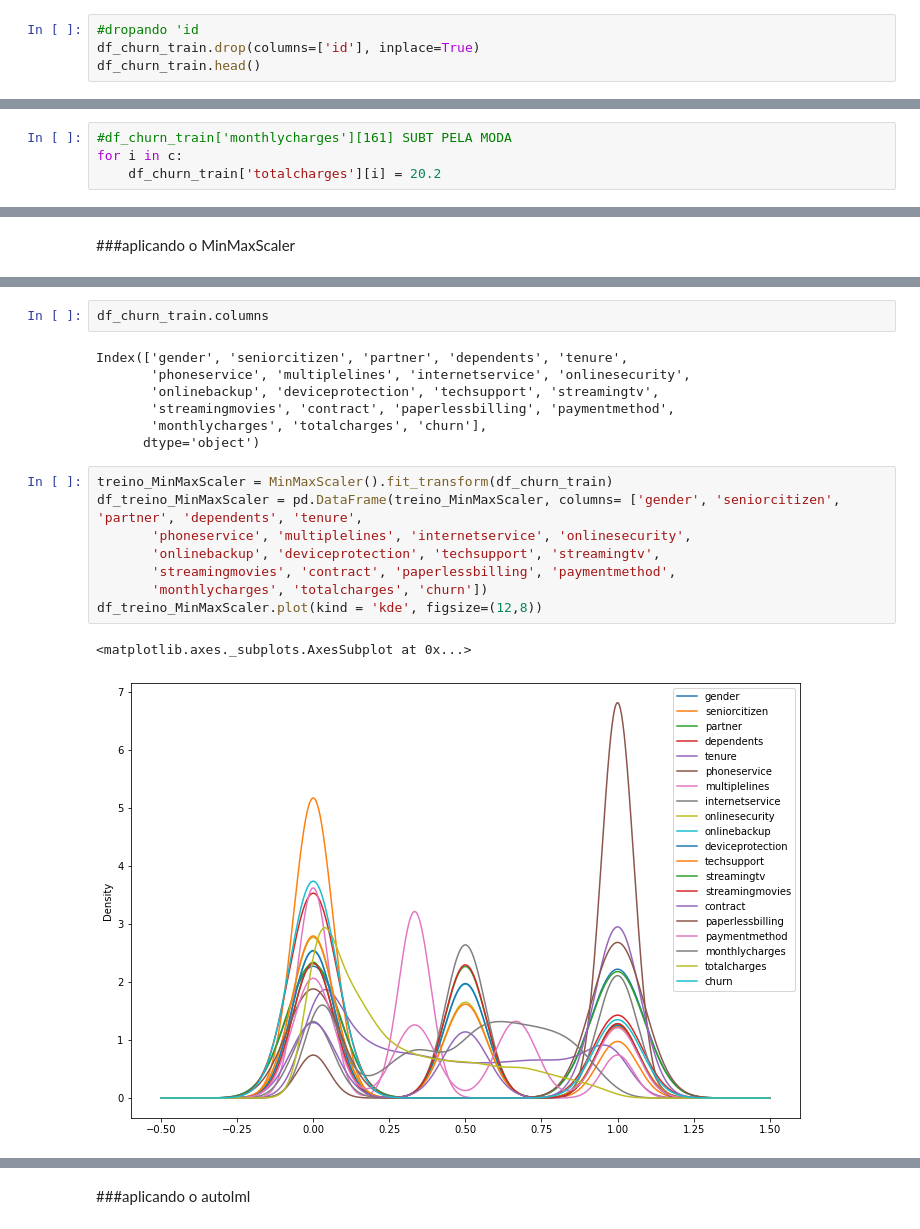
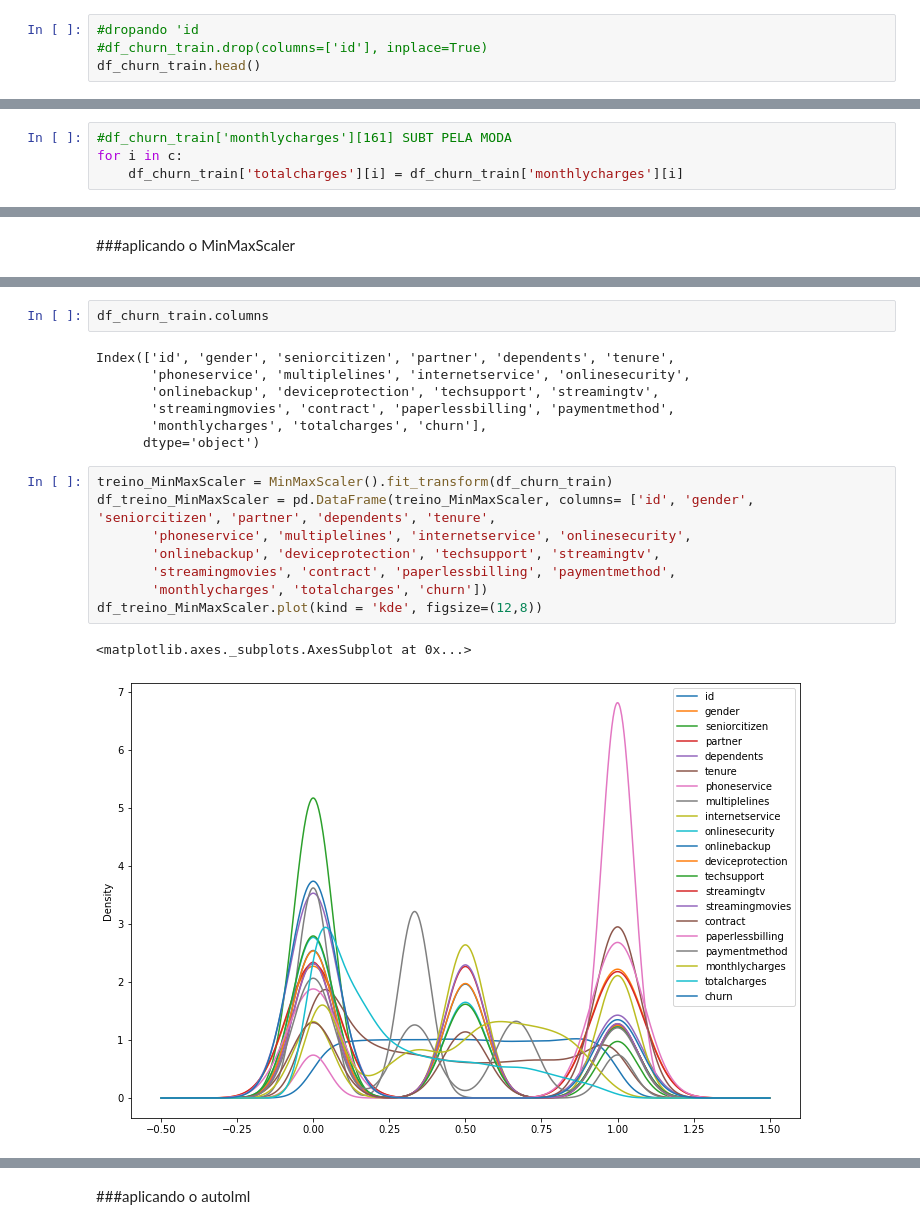
Before and after one commit to jjefferson2006/DSWP_JJ_altera, a Jupyter notebook: desafio_kaggle_5_moda.ipynb, the cells around one changed output, grey strips where cells are left out. Cells and saved outputs as stored; diff of their text form.

```diff
--- a/desafio_kaggle_5_moda.ipynb
+++ b/desafio_kaggle_5_moda.ipynb
@@ -89,6 +107,6 @@ churn                 0
 dtype: int64
 # %%
 #dropando 'id
-df_churn_train.drop(columns=['id'], inplace=True)
+#df_churn_train.drop(columns=['id'], inplace=True)
 df_churn_train.head()
 # %% [output]
@@ -362,4 +774,4 @@ df_churn_train['totalcharges'].mode(), df_churn_train['totalcharges'].mean(), df
 # %%
 #df_churn_train['monthlycharges'][161] SUBT PELA MODA
 for i in c:
-    df_churn_train['totalcharges'][i] = 20.2
+    df_churn_train['totalcharges'][i] = df_churn_train['monthlycharges'][i]
@@ -752,7 +1181,7 @@ df_churn_train.plot(kind = 'kde', figsize=(12,8))
 # %%
 df_churn_train.columns
 # %% [output]
-Index(['gender', 'seniorcitizen', 'partner', 'dependents', 'tenure',
+Index(['id', 'gender', 'seniorcitizen', 'partner', 'dependents', 'tenure',
        'phoneservice', 'multiplelines', 'internetservice', 'onlinesecurity',
        'onlinebackup', 'deviceprotection', 'techsupport', 'streamingtv',
        'streamingmovies', 'contract', 'paperlessbilling', 'paymentmethod',
@@ -760,15 +1189,15 @@ Index(['gender', 'seniorcitizen', 'partner', 'dependents', 'tenure',
       dtype='object')
 # %%
 treino_MinMaxScaler = MinMaxScaler().fit_transform(df_churn_train)
-df_treino_MinMaxScaler = pd.DataFrame(treino_MinMaxScaler, columns= ['gender', 'seniorcitizen', 'partner', 'dependents', 'tenure',
+df_treino_MinMaxScaler = pd.DataFrame(treino_MinMaxScaler, columns= ['id', 'gender', 'seniorcitizen', 'partner', 'dependents', 'tenure',
        'phoneservice', 'multiplelines', 'internetservice', 'onlinesecurity',
        'onlinebackup', 'deviceprotection', 'techsupport', 'streamingtv',
        'streamingmovies', 'contract', 'paperlessbilling', 'paymentmethod',
        'monthlycharges', 'totalcharges', 'churn'])
 df_treino_MinMaxScaler.plot(kind = 'kde', figsize=(12,8))
 # %% [output]
 <matplotlib.axes._subplots.AxesSubplot at 0x...>
-[figure, old version]
+[figure, new version]
 # %%
 df_churn_test.plot(kind = 'kde', figsize=(12,8))
 # %% [output]
```
Also changed, not shown: parts of 82 cells of this notebook.
